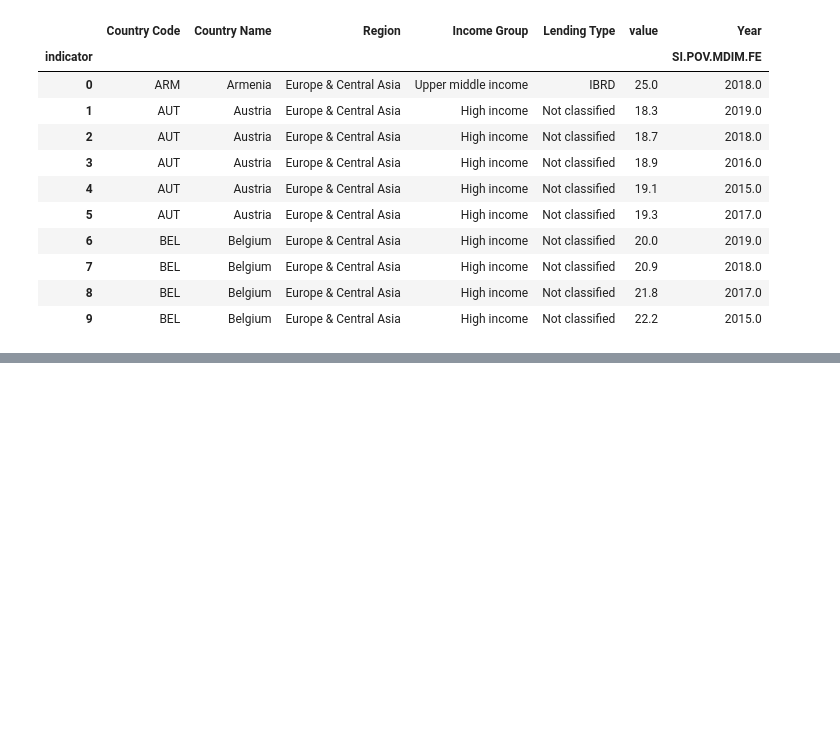
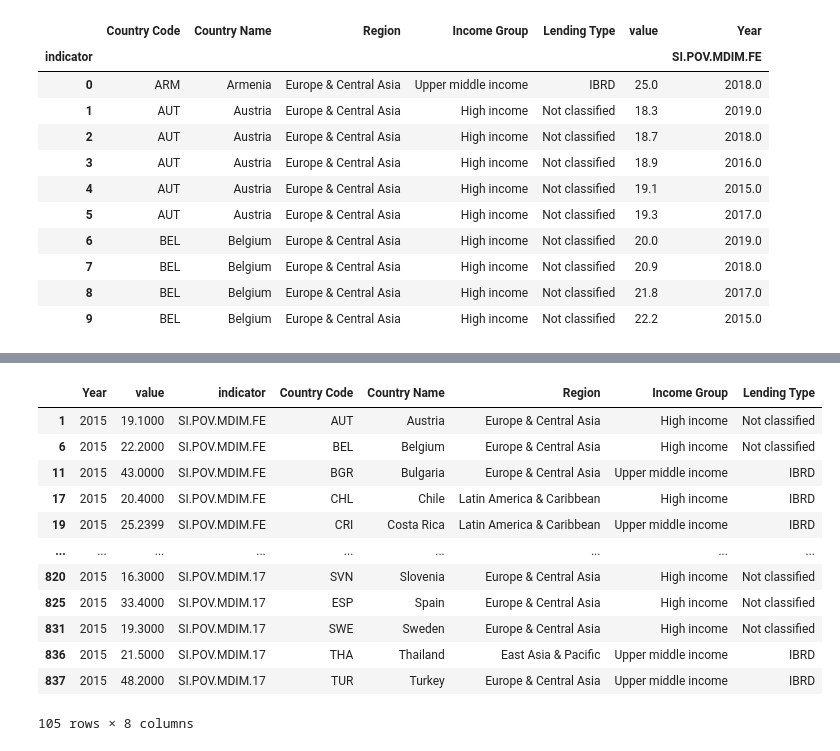
Before and after one commit to DATA-690-FALL-2021/Data690_Sai, a Jupyter notebook: individual_project/Part_B_Draft.ipynb, the cells around one changed output, grey strips where cells are left out. Saved outputs shown, nothing was run; the diff lists cells and outputs as text; code cells hidden in the pictures; blank space fills up the shorter version.

```diff
--- a/individual_project/Part_B_Draft.ipynb
+++ b/individual_project/Part_B_Draft.ipynb
@@ -331,0 +404,17 @@ ValueError: ignored
+# %%
+poverty_scale_2015 = df.query("Year == 2015")
+poverty_scale_2015
+# %% [output]
+|  | Year | value | indicator | Country Code | Country Name | Region | Income Group | Lending Type |
+| 1 | 2015 | 19.1000 | SI.POV.MDIM.FE | AUT | Austria | Europe & Central Asia | High income | Not classified |
+| 6 | 2015 | 22.2000 | SI.POV.MDIM.FE | BEL | Belgium | Europe & Central Asia | High income | Not classified |
+| 11 | 2015 | 43.0000 | SI.POV.MDIM.FE | BGR | Bulgaria | Europe & Central Asia | Upper middle income | IBRD |
+| 17 | 2015 | 20.4000 | SI.POV.MDIM.FE | CHL | Chile | Latin America & Caribbean | High income | IBRD |
+| 19 | 2015 | 25.2399 | SI.POV.MDIM.FE | CRI | Costa Rica | Latin America & Caribbean | Upper middle income | IBRD |
+| ... | ... | ... | ... | ... | ... | ... | ... | ... |
+| 820 | 2015 | 16.3000 | SI.POV.MDIM.17 | SVN | Slovenia | Europe & Central Asia | High income | Not classified |
+| 825 | 2015 | 33.4000 | SI.POV.MDIM.17 | ESP | Spain | Europe & Central Asia | High income | Not classified |
+| 831 | 2015 | 19.3000 | SI.POV.MDIM.17 | SWE | Sweden | Europe & Central Asia | High income | Not classified |
+| 836 | 2015 | 21.5000 | SI.POV.MDIM.17 | THA | Thailand | East Asia & Pacific | Upper middle income | IBRD |
+| 837 | 2015 | 48.2000 | SI.POV.MDIM.17 | TUR | Turkey | Europe & Central Asia | Upper middle income | IBRD |
+105 rows × 8 columns
```
Also changed, not shown: parts of 22 cells of this notebook.
